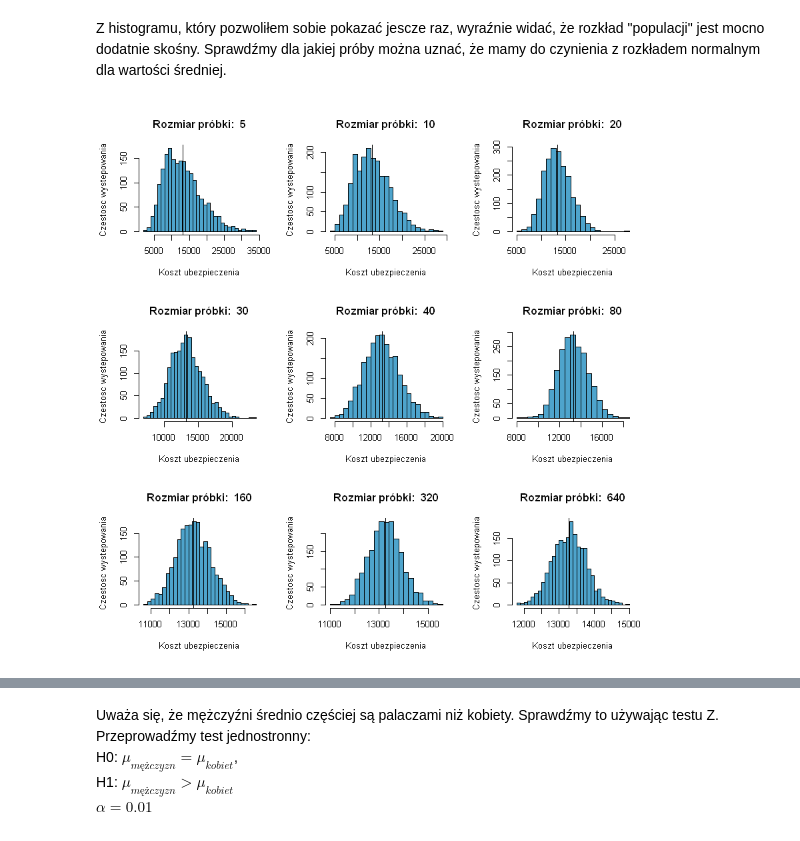
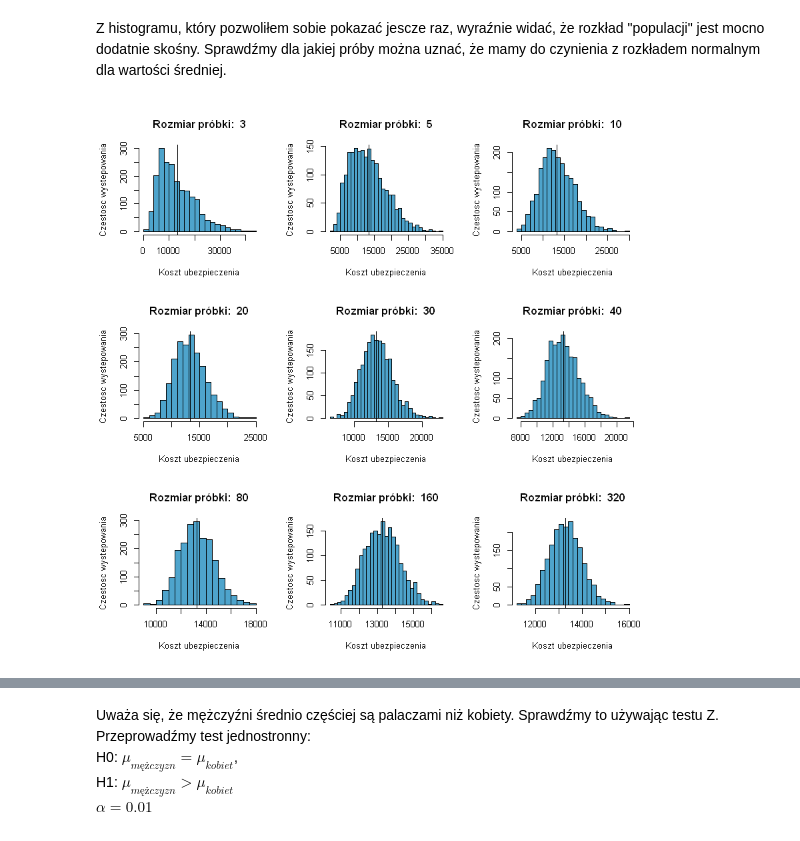
Before and after one commit to albiosz/Medical-Insurance-Cost, a Jupyter notebook: Homework.ipynb, the cells around one changed output, grey strips where cells are left out. Drawn from its saved outputs; the diff is of its cells as text; code cells hidden in the pictures.

```diff
--- a/Homework.ipynb
+++ b/Homework.ipynb
@@ -116,0 +118,10 @@ ERROR: Error in parse(text = x, srcfile = src): <text>:4:0: unexpected end of in
+# %%
+num_of_breaks <- round(sqrt(n))
+width <- (max_value - min_value)/num_of_breaks
+width <- ceiling(width)
+paste("Wartość minimalna: ", min_value)
+paste("Wartość minimalna przedziału: ", floor(min_value))
+paste("Wartość maksymalna: ", max_value)
+paste("Wartość maksymalna przedziału: ", ceiling(max_value))
+paste("Liczba przedziałów: ", num_of_breaks)
+paste("Szerokość przedziału: ", width)
@@ -116,0 +135,7 @@ ERROR: Error in parse(text = x, srcfile = src): <text>:4:0: unexpected end of in
+# %%
+paste("Skonstruowany szereg rozdzielczy: ")
+cur <- floor(min_value)
+for (i in 1:num_of_breaks){
+    print(paste("(",cur,",",cur+width,"]"))
+    cur <- cur + width
+}
@@ -116,0 +163,10 @@ ERROR: Error in parse(text = x, srcfile = src): <text>:4:0: unexpected end of in
+# %%
+width <- 2.64 * IQR(charges) * n^(-1/3)
+width <- ceiling(width)
+num_of_breaks <- ceiling((max_value - min_value)/width)
+paste("Wartość minimalna: ", min_value)
+paste("Wartość minimalna przedziału: ", floor(min_value))
+paste("Wartość maksymalna: ", max_value)
+paste("Wartość maksymalna przedziału: ", ceiling(max_value))
+paste("Liczba przedziałów: ", num_of_breaks)
+paste("Szerokość przedziału: ", width)
@@ -116,0 +180,7 @@ ERROR: Error in parse(text = x, srcfile = src): <text>:4:0: unexpected end of in
+# %%
+paste("Skonstruowany szereg rozdzielczy: ")
+cur <- floor(min_value)
+for (i in 1:num_of_breaks){
+    print(paste("(",cur,",",cur+width,"]"))
+    cur <- cur + width
+}
@@ -201,13 +293,13 @@ clt_plot <- function(samp_size, data, k=25) {
     hist(my_mean, col='#4ea4cc',breaks=k, main = paste("Rozmiar próbki: ",samp_size), xlab = "Koszt ubezpieczenia", ylab = "Częstość występowania")
 }
 # %%
-sample_size <- c(5,10,20,30,40,80,160,320,640)
+sample_size <- c(3,5,10,20,30,40,80,160,320)
 prev <- par(mfrow=c(3,3))
 num_of_breaks <- 25
 for (i in 1:9){
     clt_plot(sample_size[i], charges, num_of_breaks)
     abline(v=mean(charges))
 }
 par(prev)
 # %% [output]
-[figure, old version]
+[figure, new version]
```
Also changed, not shown: parts of 60 cells of this notebook.
